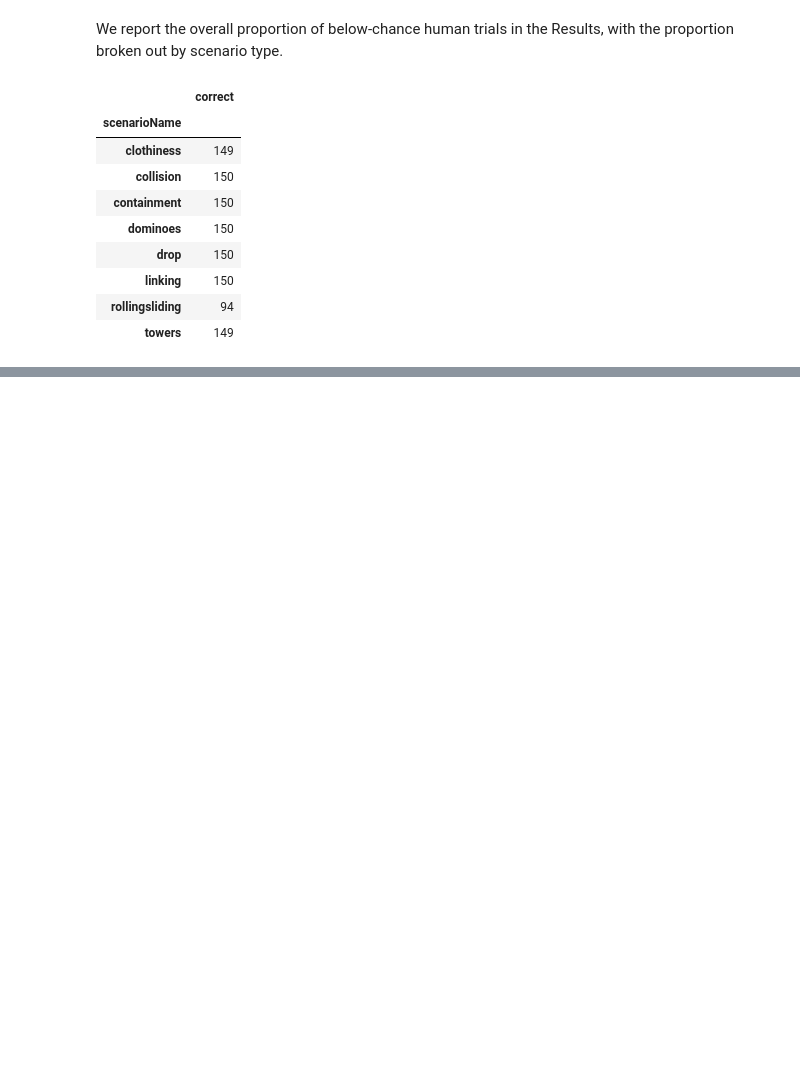
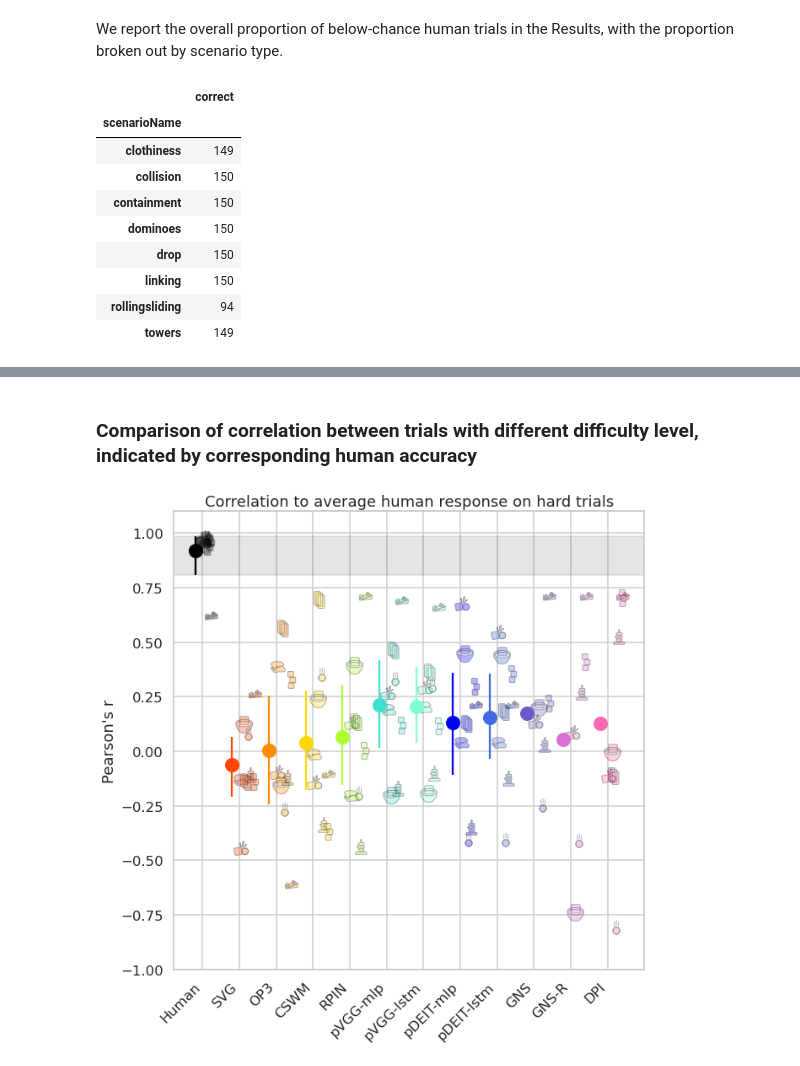
Before and after one commit to cogtoolslab/physics-benchmarking-neurips2021, a Jupyter notebook: analysis/analyze_human_model_behavior.ipynb, the cells around one changed output, grey strips where cells are left out. Saved outputs shown, nothing was run; the diff lists cells and outputs as text; code cells hidden in the pictures; blank space fills up the shorter version.

```diff
--- a/analysis/analyze_human_model_behavior.ipynb
+++ b/analysis/analyze_human_model_behavior.ipynb
@@ -544,0 +979,63 @@ correct_below_50_prop
+# %% [markdown]
+### Comparison of correlation between trials with different difficulty level, indicated by corresponding human accuracy
+# %%
+fig, axis = plt.subplots(figsize=FIGSIZE)
+
+# human zone
+lb = AR_hard['r_lb'].mean()
+ub = AR_hard['r_ub'].mean()
+axis.axhspan(lb,ub,
+              color="black",
+               alpha=0.1)
+
+for si,scenario in enumerate(SCENARIOS):
+    #plot human data
+    axis.plot(0+si*.03,AR_hard[AR_hard['scenario']==scenario]['r_mean'],
+              label="Human",
+              marker=ICONS[scenario],
+              fillstyle='full',
+              markerfacecolor="black",
+              color="black",
+              alpha=.3,
+              ms=MARKER_SIZE)
+    #plot model data
+    for x,(model,model_name) in enumerate(MODELS.items()):
+        axis.plot(x+1+si*SCEN_SHIFT,MH_both_hard[(MH_both_hard['scenario']==scenario) & (MH_both_hard['Model Kind'] == model)]['pearsons_r'],
+                  marker=ICONS[scenario],
+                  fillstyle='full',
+                  markerfacecolor=COLORS[model_name],
+                  color="black",
+                  label=model_name,
+                  alpha=.3,
+                  ms=MARKER_SIZE)
+# plot means
+# human
+mean = AR_hard['r_mean'].mean()
+lb = abs(mean-AR_hard['r_lb'].mean())
+ub = abs(mean-AR_hard['r_ub'].mean())
+assert AR_hard['r_ub'].mean() == ub+mean
+axis.errorbar(0-.2,mean,
+              yerr=([lb],[ub]),
+              label="Human",
+              color="black",
+              marker = "o",
+              ms=MARKER_SIZE*MEAN_MULTIPLIER,
+)
+## models
+for x,(model,model_name) in enumerate(MODELS.items()):
+    mean,lb,ub,_,_ = bootstrap_means(MH_both_hard[(MH_both_hard['Model Kind'] == model)]['pearsons_r'])
+    axis.errorbar(x+1+-.2,mean,([abs(mean-lb)],[abs(mean-ub)]),
+      marker="o",
+      color=COLORS[model_name],
+      label=model_name,
+      ms=MARKER_SIZE*MEAN_MULTIPLIER)
+
+#add labels
+axis.set_xticks(np.arange(len(MODELS)+1))
+axis.set_xticklabels(["Human"] + list(MODELS.values()),rotation=45,ha='right')
+axis.set_title("Correlation to average human response on hard trials")
+axis.set_ylabel("Pearson's r")
+axis.set_ybound((-1,1.1))
+plt.savefig('corr_hard.jpg')
+# %% [output]
+[figure, added]
```
Also changed, not shown: parts of 65 cells of this notebook, 1 other file.
